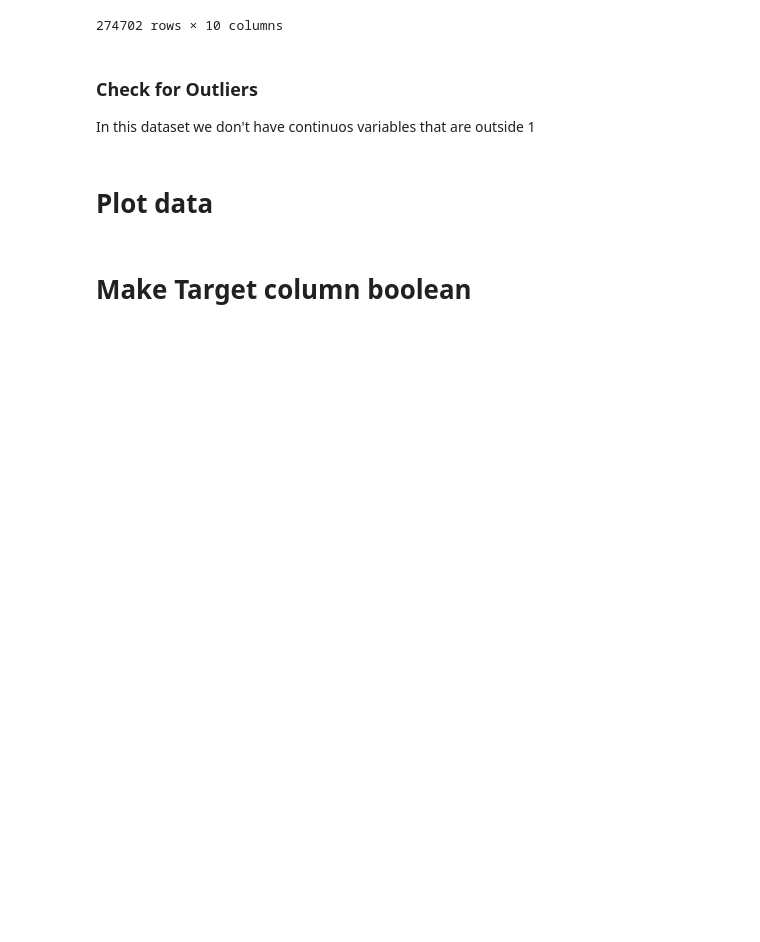
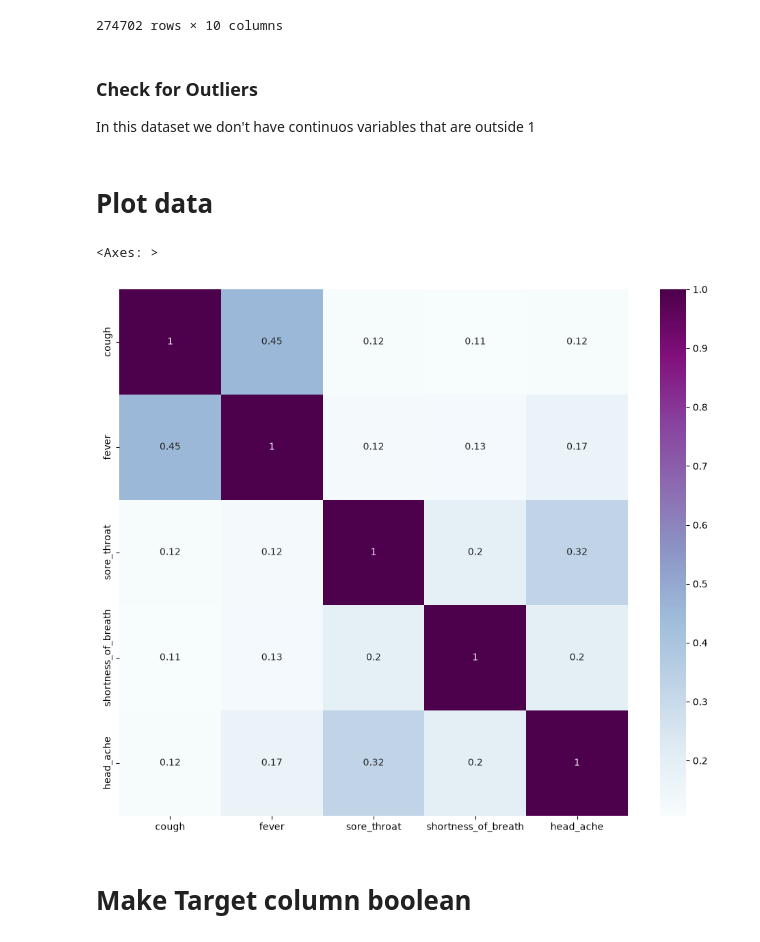
Before and after one commit to JerryBrimacombe/L7Hackthon, a Jupyter notebook: Notebooks/LM_covid.ipynb, the cells around one changed output. Saved outputs shown, nothing was run; the diff lists cells and outputs as text; code cells hidden in the pictures; blank space fills up the shorter version.

```diff
--- a/Notebooks/LM_covid.ipynb
+++ b/Notebooks/LM_covid.ipynb
@@ -265,3 +265,14 @@ After: 274702
 In this dataset we don't have continuos variables that are outside 1
 # %% [markdown]
 # Plot data
+# %%
+# Do we wnat to do anything different
+import seaborn as sns
+dfnum=df[symptom_cols]
+dfnum.corr()
+# Correlation heatmap for numeric features
+plt.figure(figsize=(12,10))
+sns.heatmap(dfnum.corr(), annot=True, cmap='BuPu')
+# %% [output]
+<Axes: >
+[figure, added]
```
Also changed, not shown: parts of 28 cells of this notebook.
